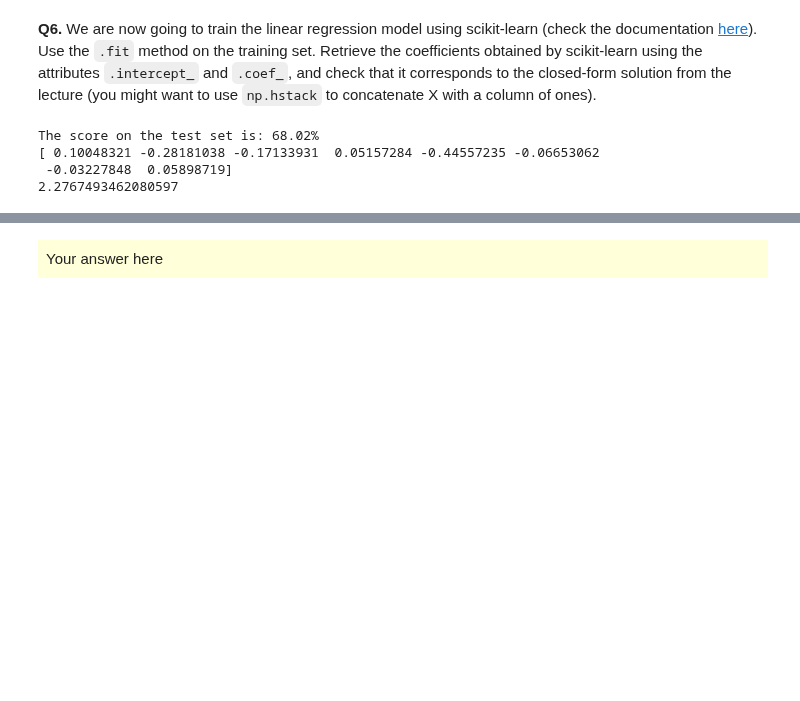
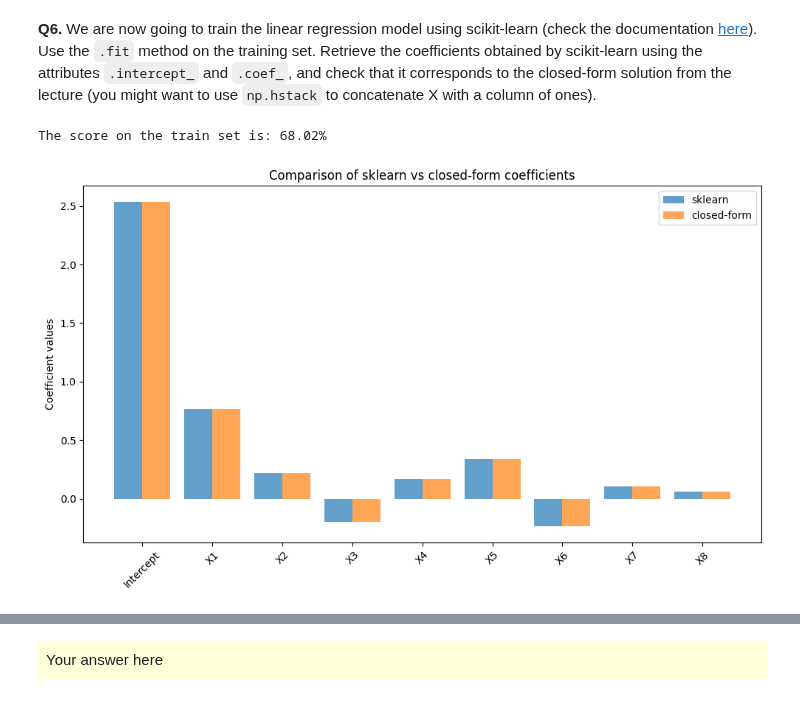
Before and after one commit to milanolivia/decision-apprentissage, a Jupyter notebook: lab1_AMORRI_MILANO/lab1.ipynb, the cells around one changed output, grey strips where cells are left out. Saved outputs shown, nothing was run; the diff lists cells and outputs as text; code cells hidden in the pictures; blank space fills up the shorter version.

Commit message:
lab1 + comparision with closed form solution

```diff
--- a/lab1_AMORRI_MILANO/lab1.ipynb
+++ b/lab1_AMORRI_MILANO/lab1.ipynb
@@ -143,26 +143,34 @@ Your answer here
 # %%
 from sklearn.linear_model import LinearRegression
 
+
 reg = LinearRegression().fit(X_train_std, y_train)
-
 coefficients = reg.coef_
 interception = reg.intercept_
+coeffs_sklearn = np.hstack([interception, coefficients])
+
 score = reg.score(X_train_std, y_train)
+print(f"The score on the train set is: {score:.2%}")
 
 
-print(f"The score on the test set is: {score:.2%}")
-
-X_augmented = np.hstack([np.ones((X_train.shape[0], 1)), X_train])
-
+X_augmented = np.hstack([np.ones((X_train_std.shape[0], 1)), X_train_std])
 beta_hat = np.linalg.inv(X_augmented.T @ X_augmented) @ X_augmented.T @ y_train
 
-intercept_closed = beta_hat[0]
-coefficients_closed = beta_hat[1:]
 
-print(coefficients-coefficients_closed)
-print(interception-intercept_closed)
+
+x_names = ["Intercept"] + [f"X{i}" for i in range(1, len(coefficients)+1)]
+x = np.arange(len(x_names))
+
+
+plt.figure(figsize=(10,6))
+plt.bar(x - 0.2, coeffs_sklearn, width=0.4, label="sklearn", alpha=0.7)
+plt.bar(x + 0.2, beta_hat, width=0.4, label="closed-form", alpha=0.7)
+plt.xticks(x, x_names, rotation=45)
+plt.ylabel("Coefficient values")
+plt.title("Comparison of sklearn vs closed-form coefficients")
+plt.legend()
+plt.tight_layout()
+plt.show()
 # %% [output]
-The score on the test set is: 68.02%
-[ 0.10048321 -0.28181038 -0.17133931  0.05157284 -0.44557235 -0.06653062
- -0.03227848  0.05898719]
-2.2767493462080597
+The score on the train set is: 68.02%
+[figure, added]
```
Also changed, not shown: parts of 5 cells of this notebook.
